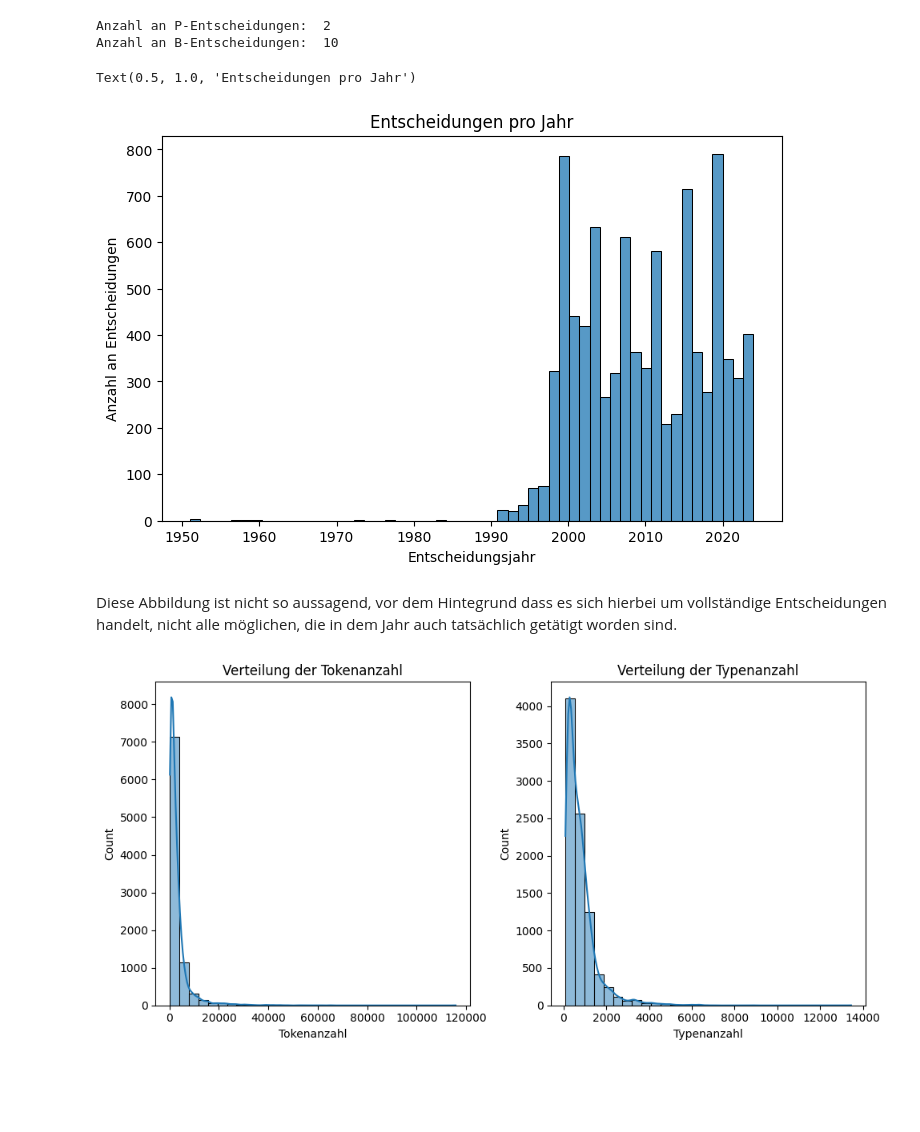
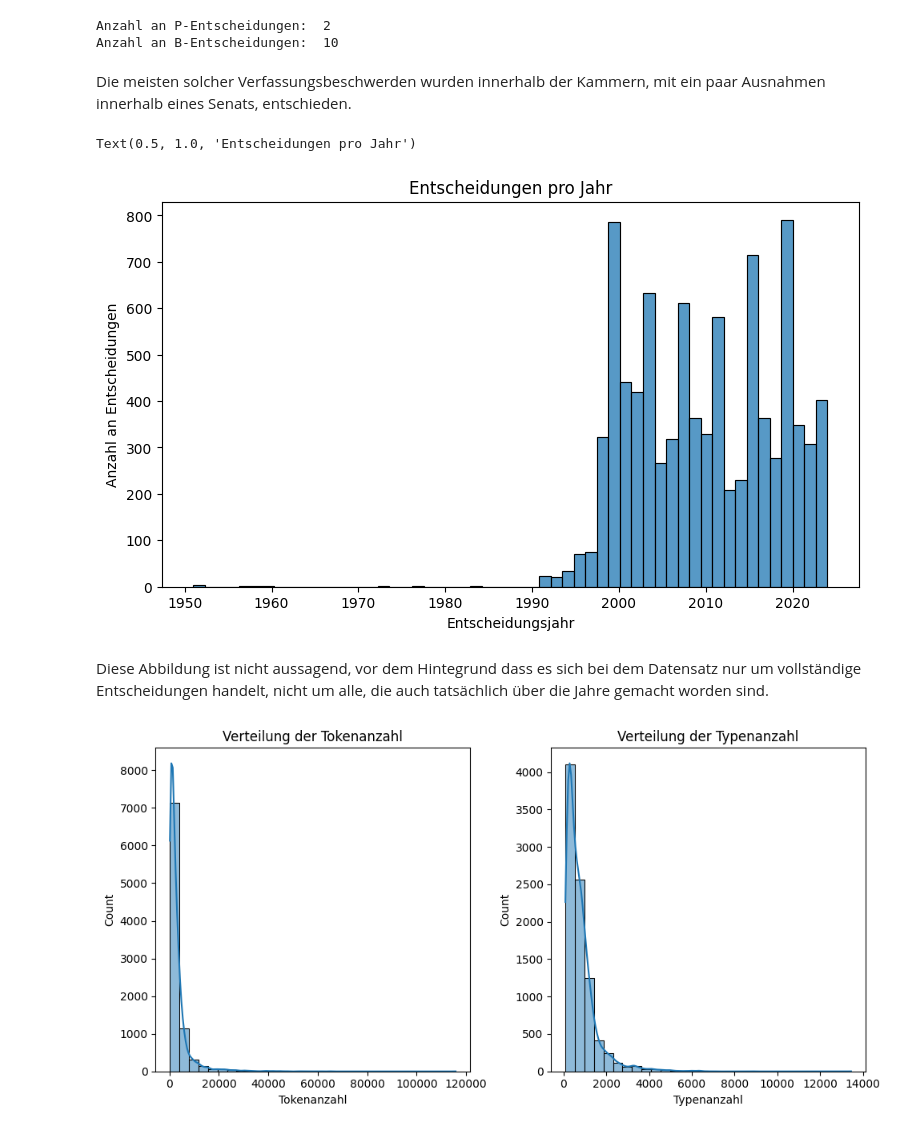
Before and after one commit to madxox/DHI_BVerfG, a Jupyter notebook: 1_data_prep.ipynb, the cells around one changed output. Cells and saved outputs as stored; diff of their text form; code cells hidden in the pictures; blank space fills up the shorter version.

```diff
--- a/1_data_prep.ipynb
+++ b/1_data_prep.ipynb
@@ -94,16 +86,15 @@ Index(['doc_id', 'text', 'url_html', 'url_pdf', 'gericht', 'datum',
 # %%
-# Folgende Features können verworfen werden:
+# Drop following features based on relevance for future use
 df_drop = df.drop([
-    'gericht', 'url_pdf',
-    'verfahrensart', # Registerzeichen nur ausgeschrieben
-       'eingangsnummer', 'eingangsjahr_az', 'eingangsjahr_iso',
-         'kollision', # Könnte eventuell noch interessant TODO check?
-    'name', 'bverfge', 'band', 'seite', 'aktenzeichen', 'aktenzeichen_alle',
-       'ecli', 'zitiervorschlag', 'kurzbeschreibung',
-       #'pressemitteilung',
-       'praesi', 'v_praesi', 'richter',
-       'version', 'doi_concept', 'doi_version', 'lizenz'
-                   ], axis=1)
+   'gericht', 'url_pdf',
+   'spruchkoerper_az','verfahrensart', # contained in registerzeichen
+   'eingangsnummer', 'eingangsjahr_az', 'eingangsjahr_iso',
+   'kollision',
+   'name', 'bverfge', 'band', 'seite', 'aktenzeichen', 'aktenzeichen_alle',
+   'ecli', 'zitiervorschlag', 'kurzbeschreibung', 'pressemitteilung',
+   'praesi', 'v_praesi', 'richter',
+   'version', 'doi_concept', 'doi_version', 'lizenz']
+   , axis=1)
 # %%
 print("Null values:")
 print(df_drop.isna().sum()[df_drop.isna().sum() > 0],"\n")
@@ -134,12 +123,5 @@ dtype: object
 df_drop["datum"] = pd.to_datetime(df_drop["datum"])
 df_drop["entscheidungsjahr"] = df_drop["datum"].dt.year
-# %%
-# spruchkoerper_az ist entweder 1 oder 2; NaN-values sind "Verzögerungsbeschwerden"
-# NaN-Values werden mit 0 für Vereinfachung von Processing markiert
-df_drop["spruchkoerper_az"] = df_drop["spruchkoerper_az"].fillna(0)
-
-# Zusätzliches Umwandeln von float zu int
-df_drop["spruchkoerper_az"] = df_drop["spruchkoerper_az"].astype(int)
 # %%
 print("Null values:")
 print(df_drop.isna().sum()[df_drop.isna().sum() > 0],"\n")
@@ -236,16 +209,18 @@ print("Anzahl an B-Entscheidungen: ",df_drop[df_drop["spruchkoerper_typ"] == "B"
 # %% [output]
 Anzahl an P-Entscheidungen:  2
 Anzahl an B-Entscheidungen:  10
+# %% [markdown]
+Die meisten solcher Verfassungsbeschwerden wurden innerhalb der Kammern, mit ein paar Ausnahmen innerhalb eines Senats, entschieden.
 # %%
 # Plot mit Entscheidungne pro Jahr
-fig = plt.figure(figsize=(8,5))
+fig = plt.figure(figsize=(9,5))
 sns.histplot(df_drop, x="entscheidungsjahr")
 plt.xlabel("Entscheidungsjahr")
 plt.ylabel("Anzahl an Entscheidungen")
 plt.title("Entscheidungen pro Jahr")
 # %% [output]
 Text(0.5, 1.0, 'Entscheidungen pro Jahr')
-[figure, old version]
+[figure, new version]
 # %% [markdown]
-Diese Abbildung ist nicht so aussagend, vor dem Hintegrund dass es sich hierbei um vollständige Entscheidungen handelt, nicht alle möglichen, die in dem Jahr auch tatsächlich getätigt worden sind.
+Diese Abbildung ist nicht aussagend, vor dem Hintegrund dass es sich bei dem Datensatz nur um vollständige Entscheidungen handelt, nicht um alle, die auch tatsächlich über die Jahre gemacht worden sind.
 # %%
```
Also changed, not shown: parts of 35 cells of this notebook, 5 other files.
